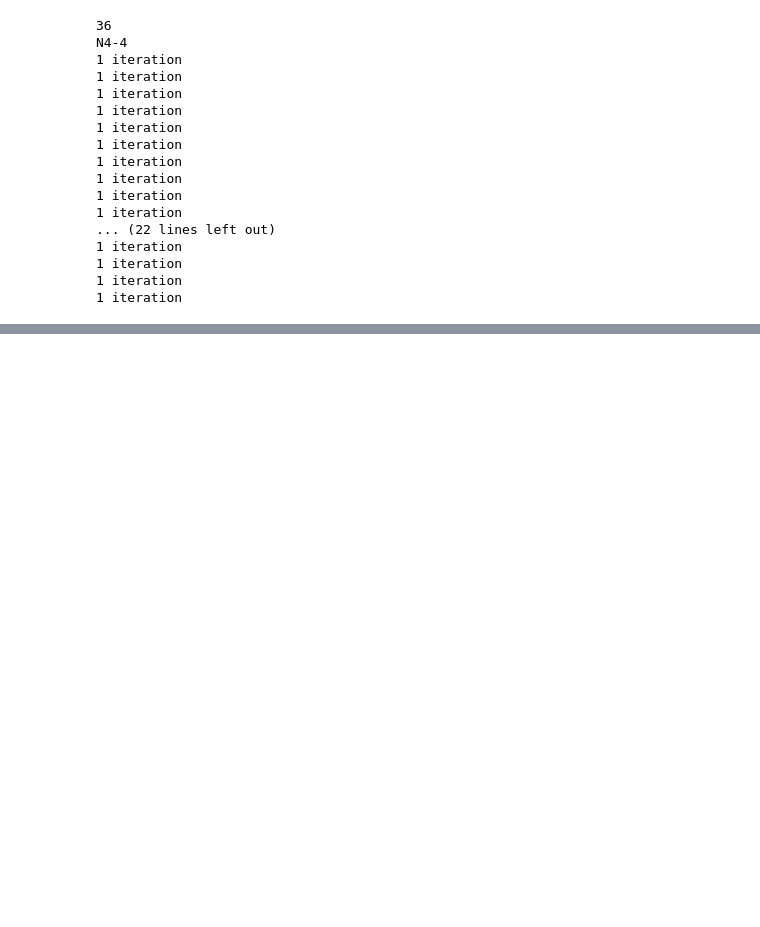
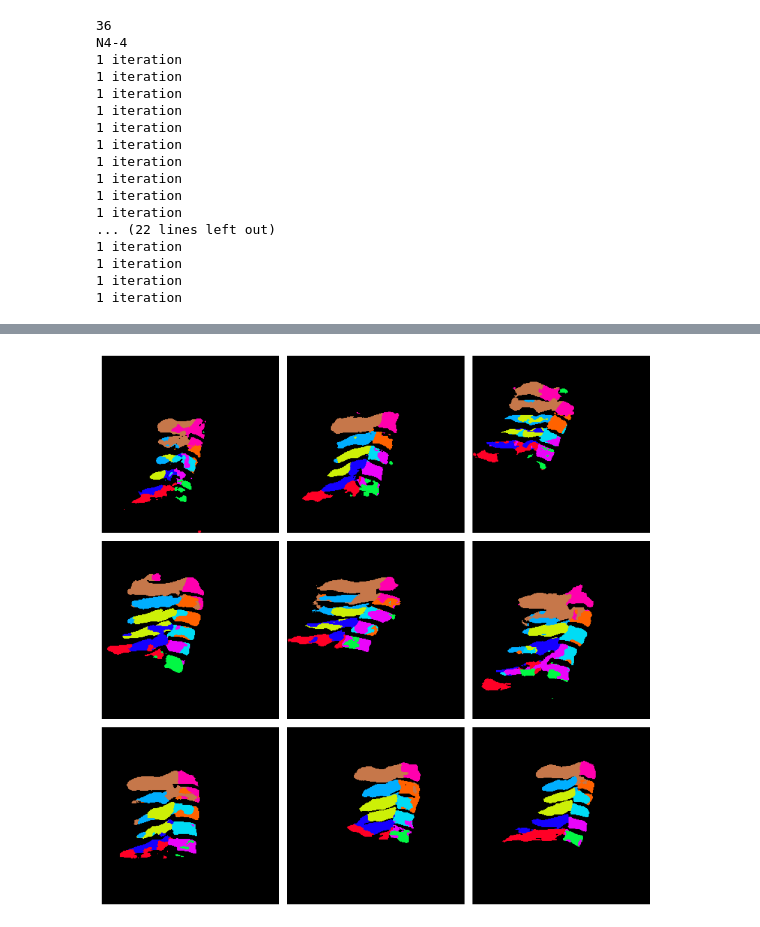
Before and after one commit to Eric-IIP/cervicalResearchIIP, a Jupyter notebook: Main_without_Annealing.ipynb, the cells around one changed output, grey strips where cells are left out. Drawn from its saved outputs; the diff is of its cells as text; code cells hidden in the pictures; blank space fills up the shorter version.

```diff
--- a/Main_without_Annealing.ipynb
+++ b/Main_without_Annealing.ipynb
@@ -269,13 +271,16 @@ print(feature_num)
 # %%
 ## 重み計算なし
 def CreateWeightImage(input_number):
+    print("in create now")
     label_dataset = []
     arrDataset = []
     for i in input_number:
         label_path = os.path.join(labeled_dir, f"{i}.png")
         input_originallabel = cv2.imread(label_path, cv2.IMREAD_GRAYSCALE)
         # commented the binary label because the project has more labels than 2
-        # _, binary_label = cv2.threshold(input_originallabel, 0, 255, cv2.THRESH_BINARY)
+        #_, binary_label = cv2.threshold(input_originallabel, 0, 255, cv2.THRESH_BINARY)
+        if len(np.unique(input_originallabel)) > 11:
+            print(f"{i}.png")
         label_dataset.append(input_originallabel)
 
     print("Number of label images:", len(label_dataset))
@@ -293,6 +298,7 @@ def CreateWeightImage(input_number):
 
     arrDataset = np.array(arrDataset)
     print("dataset shape ", arrDataset.shape)
+    print("end create now")
     return arrDataset, label_dataset
 # %%
 # 重みを基づいて、MC画像を生成する
@@ -784,0 +868,5 @@ Compile with `TORCH_USE_CUDA_DSA` to enable device-side assertions.
+# %%
+from plotImg import plot_images
+plot_images(plot_output_img)
+# %% [output]
+[figure, added]
```
Also changed, not shown: parts of 8 cells of this notebook.
